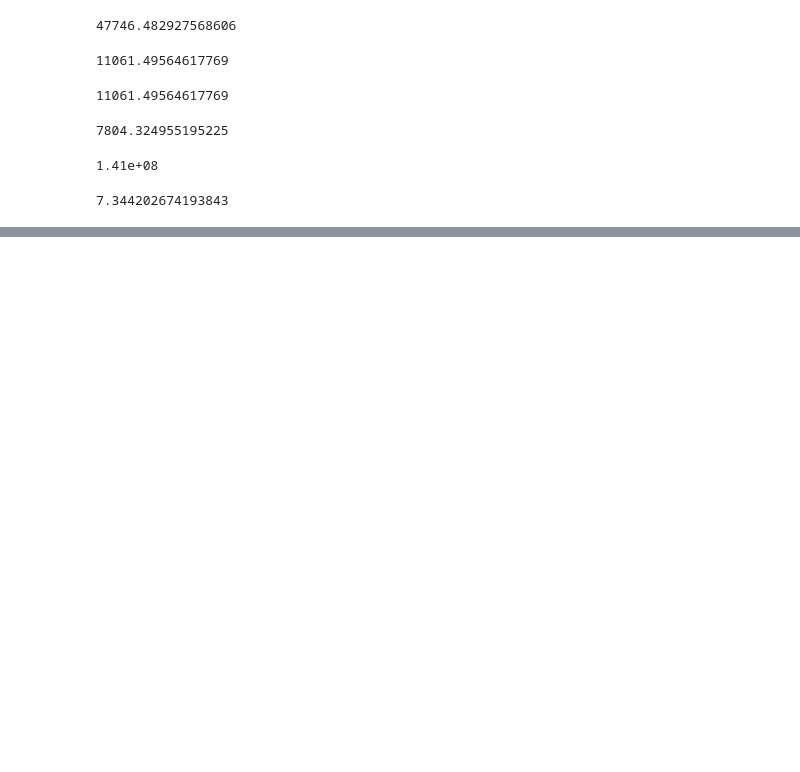
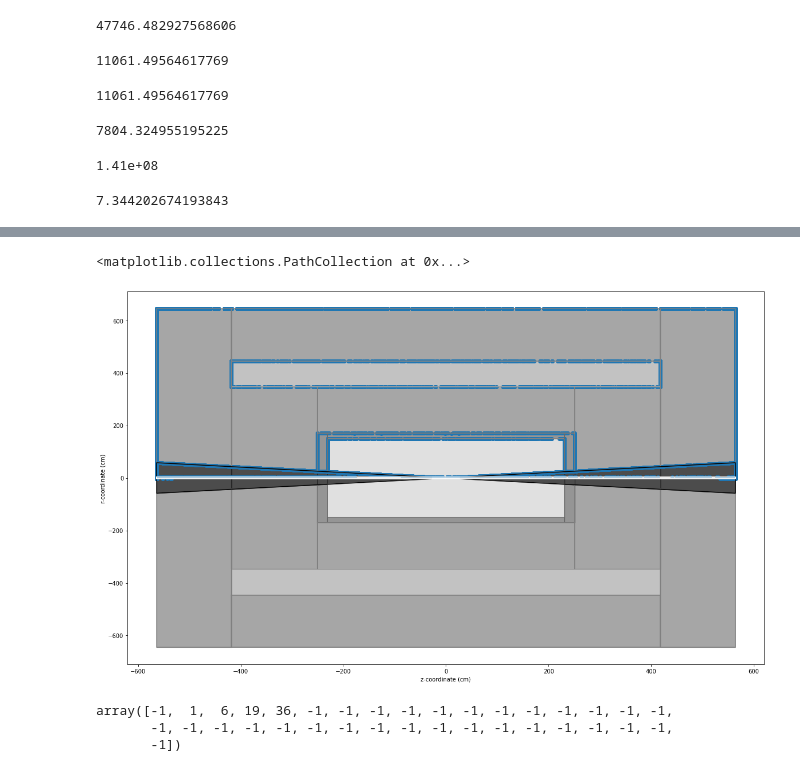
Before and after one commit to mhostert/BIN_MC, a Jupyter notebook: random.ipynb, the cells around one changed output, grey strips where cells are left out. Saved outputs shown, nothing was run; the diff lists cells and outputs as text; code cells hidden in the pictures; blank space fills up the shorter version.

```diff
--- a/random.ipynb
+++ b/random.ipynb
@@ -119,0 +159,2 @@ AttributeError: 'comp' object has no attribute 'density'
+# %%
+mdb = data.get_particles("mutristan_small")
@@ -119,0 +191,8 @@ AttributeError: 'comp' object has no attribute 'density'
+# %%
+L = Lc*1.03
+cc = detgeo.get_quantities(mdb)
+_ = cc.straight_segment_at_detector(L)
+# %%
+geom = "approximate_muon_detector_1"
+particle = 'numu'
+sim, _ = detgeo.SimulateDetector(cc, geom, particle).run()
@@ -119,0 +217,12 @@ AttributeError: 'comp' object has no attribute 'density'
+# %%
+detgeo.plot_sim(geom)
+plt.scatter(sim.intersection_points[sim.mask, 1:, 2], sim.intersection_points[sim.mask, 1:, 1])
+# %% [output]
+<matplotlib.collections.PathCollection at 0x...>
+[figure, added]
+# %%
+sim.location[24973]
+# %% [output]
+array([-1,  1,  6, 19, 36, -1, -1, -1, -1, -1, -1, -1, -1, -1, -1, -1, -1,
+       -1, -1, -1, -1, -1, -1, -1, -1, -1, -1, -1, -1, -1, -1, -1, -1, -1,
+       -1])
```
Also changed, not shown: parts of 41 cells of this notebook, 9 other files.
